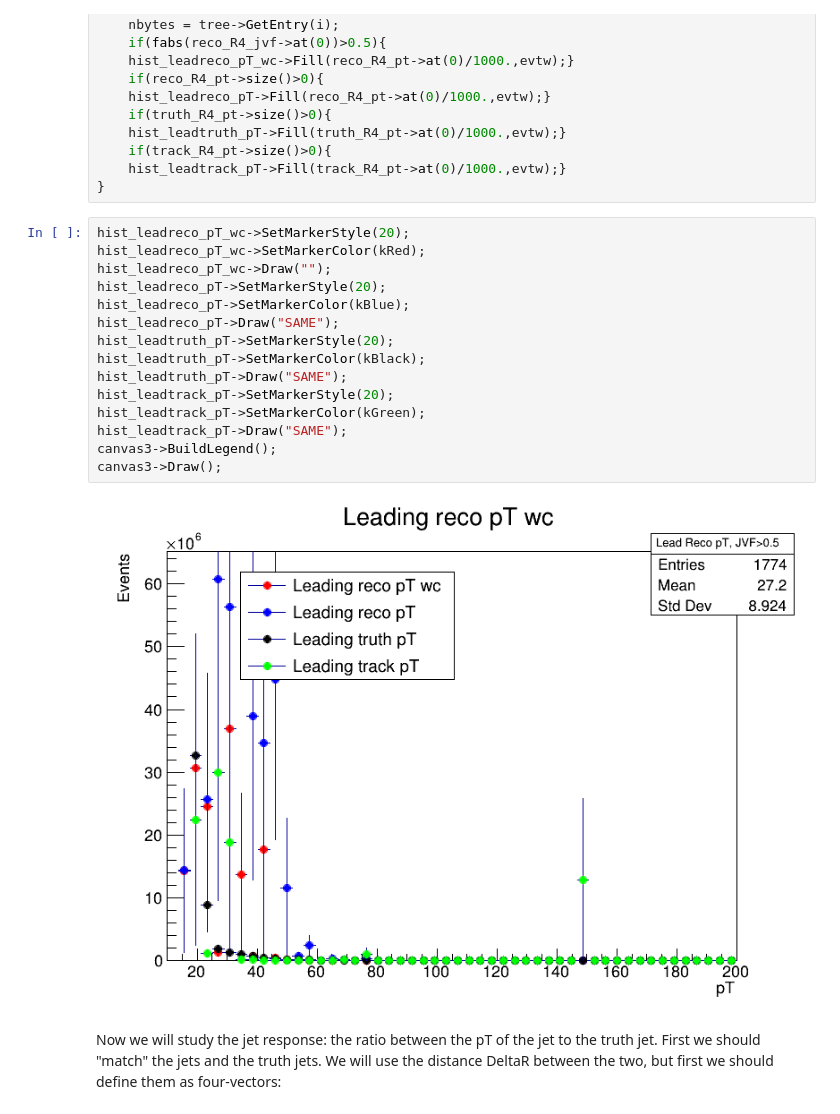
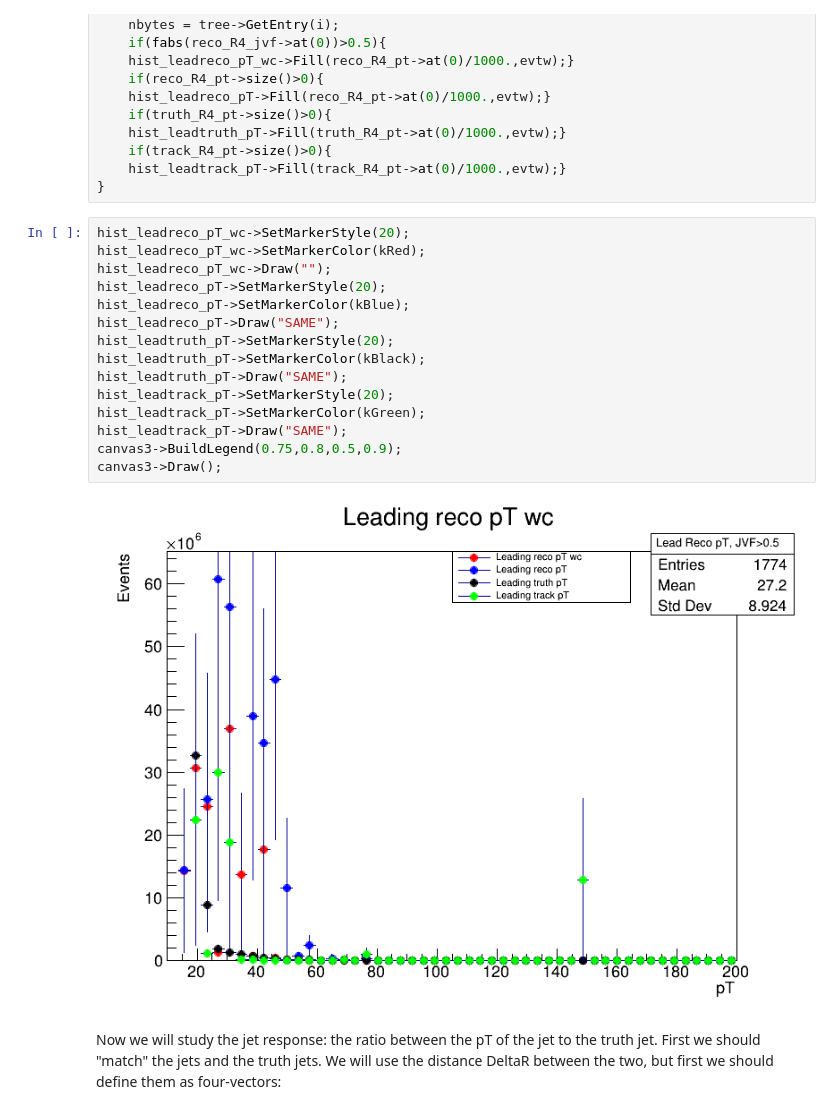
Before and after one commit to jummorenope/Temas-avanzados-en-f-sica-de-particulas, a Jupyter notebook: Jets/Jets_cpp.ipynb, the cells around one changed output. Drawn from its saved outputs; the diff is of its cells as text.

```diff
--- a/Jets/Jets_cpp.ipynb
+++ b/Jets/Jets_cpp.ipynb
@@ -386,20 +387,20 @@ for (i = 0; i < nentries; i++)
 # %%
 hist_leadreco_pT_wc->SetMarkerStyle(20);
 hist_leadreco_pT_wc->SetMarkerColor(kRed);
 hist_leadreco_pT_wc->Draw("");
 hist_leadreco_pT->SetMarkerStyle(20);
 hist_leadreco_pT->SetMarkerColor(kBlue);
 hist_leadreco_pT->Draw("SAME");
 hist_leadtruth_pT->SetMarkerStyle(20);
 hist_leadtruth_pT->SetMarkerColor(kBlack);
 hist_leadtruth_pT->Draw("SAME");
 hist_leadtrack_pT->SetMarkerStyle(20);
 hist_leadtrack_pT->SetMarkerColor(kGreen);
 hist_leadtrack_pT->Draw("SAME");
-canvas3->BuildLegend();
+canvas3->BuildLegend(0.75,0.8,0.5,0.9);
 canvas3->Draw();
 # %% [output]
-[figure, old version]
+[figure, new version]
 # %% [markdown]
 Now we will study the jet response: the ratio between the pT of the jet to the truth jet. First we should "match" the jets and the truth jets. We will use the distance DeltaR between the two, but first we should define them as four-vectors:
 # %%
```
Also changed, not shown: parts of 14 cells of this notebook.
